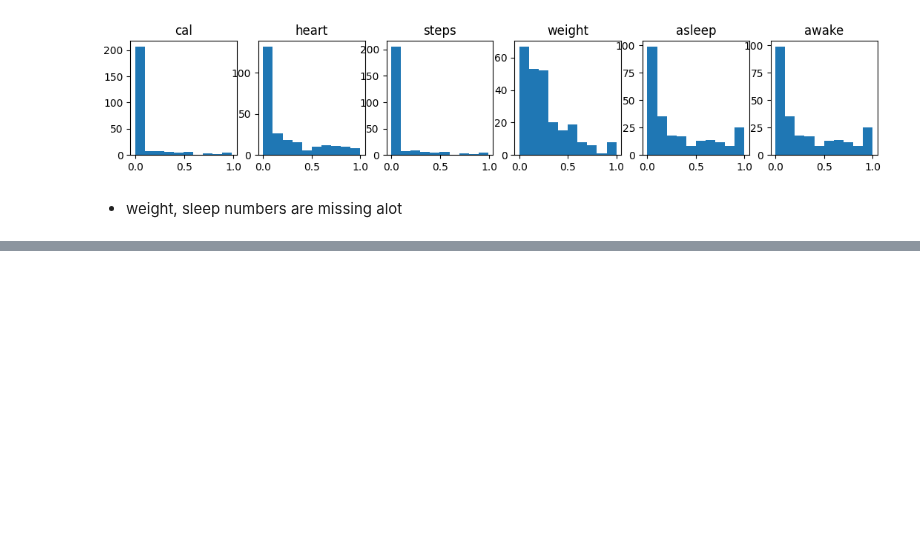
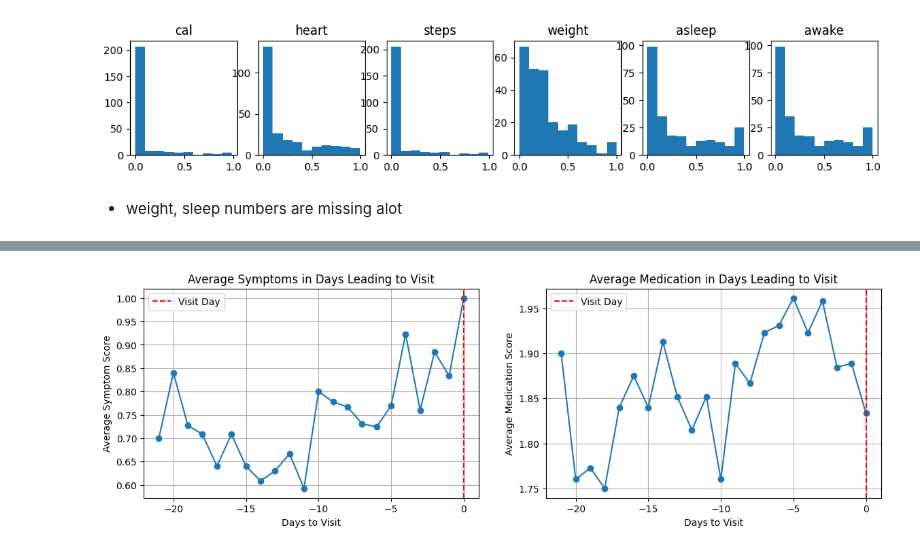
Before and after one commit to jhdaws/mhealth_classification, a Jupyter notebook: rf_xgboost/xgboost_final_setup.ipynb, the cells around one changed output, grey strips where cells are left out. Saved outputs shown, nothing was run; the diff lists cells and outputs as text; code cells hidden in the pictures; blank space fills up the shorter version.

```diff
--- a/rf_xgboost/xgboost_final_setup.ipynb
+++ b/rf_xgboost/xgboost_final_setup.ipynb
@@ -85,12 +99,16 @@ fitbit_data['date'] = pd.to_datetime(fitbit_data['date'])
 fitbit_data = fitbit_data.sort_values(by=['fitbit_user_id', 'date'])
 all_fitbit_data['date'] = pd.to_datetime(all_fitbit_data['date'])
 all_fitbit_data = all_fitbit_data.sort_values(by=['fitbit_user_id', 'date'])
+full_fb_data['date'] = pd.to_datetime(full_fb_data['date'])
+full_fb_data = full_fb_data.sort_values(by=['fitbit_user_id', 'date'])
 
 # Shift survey columns
 for col in survey_features:
   fitbit_data[col] = fitbit_data.groupby('fitbit_user_id')[col].shift(-1)
   all_fitbit_data[col] = all_fitbit_data.groupby('fitbit_user_id')[col].shift(-1)
+  full_fb_data[col] = full_fb_data.groupby('fitbit_user_id')[col].shift(-1)
 
 # Set remaining nan visit columns to 0
 fitbit_data[target_col] = fitbit_data[target_col].fillna(0)
 all_fitbit_data[target_col] = all_fitbit_data[target_col].fillna(0)
+full_fb_data[target_col] = full_fb_data[target_col].fillna(0)
@@ -330,0 +296,18 @@ plt.show()
+# %%
+pre_visit_data = []
+
+for user_id, group in fitbit_data.groupby('fitbit_user_id'):
+    group = group.sort_values('days').reset_index(drop=True)
+
+    visit_indices = group.index[group['visit_day'] == 1].tolist()
+
+    for vi in visit_indices:
+        start = max(vi - 21, 0)
+        end = vi + 1  # include the visit day
+        temp = group.iloc[start:end].copy()
+        temp['days_to_visit'] = temp['days'] - temp['days'].iloc[-1]
+        temp['fitbit_user_id'] = user_id
+        pre_visit_data.append(temp)
+
+# Combine all extracted windows
+pre_visit_df = pd.concat(pre_visit_data, ignore_index=True)
@@ -330,0 +336,24 @@ plt.show()
+# %%
+fig, axs = plt.subplots(1, 2, figsize=(14, 4), sharey = False)
+
+avg_symptoms = pre_visit_df.groupby('days_to_visit')['symptoms'].mean()
+axs[0].plot(avg_symptoms.index, avg_symptoms.values, marker='o')
+axs[0].set_title("Average Symptoms in Days Leading to Visit")
+axs[0].set_xlabel("Days to Visit")
+axs[0].set_ylabel("Average Symptom Score")
+axs[0].grid(True)
+axs[0].axvline(0, color='red', linestyle='--', label='Visit Day')
+axs[0].legend()
+
+avg_medication = pre_visit_df.groupby('days_to_visit')['medication'].mean()
+axs[1].plot(avg_medication.index, avg_medication.values, marker='o')
+axs[1].set_title("Average Medication in Days Leading to Visit")
+axs[1].set_xlabel("Days to Visit")
+axs[1].set_ylabel("Average Medication Score")
+axs[1].grid(True)
+axs[1].axvline(0, color='red', linestyle='--', label='Visit Day')
+axs[1].legend()
+
+plt.show()
+# %% [output]
+[figure, added]
```
Also changed, not shown: parts of 22 cells of this notebook.
